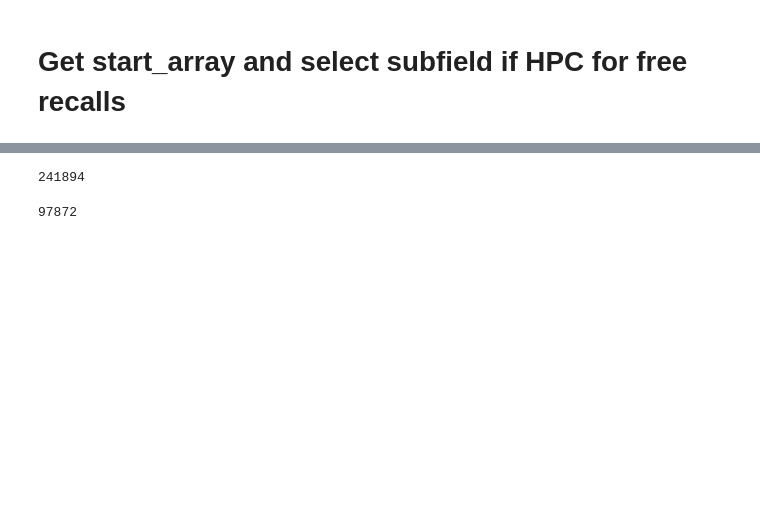
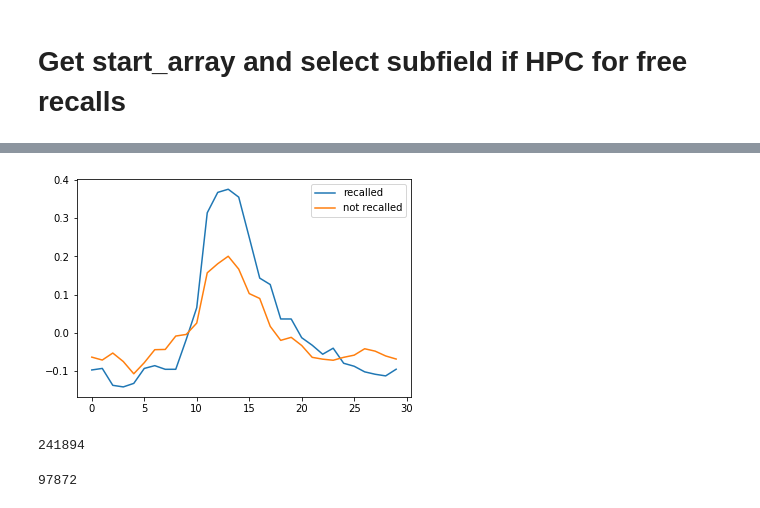
Before and after one commit to ebrahimfeghhi/ripple_memory, a Jupyter notebook: Ebrahim_SWRanalysisClustering-HFAencoding.ipynb, the cells around one changed output, grey strips where cells are left out. Saved outputs shown, nothing was run; the diff lists cells and outputs as text; code cells hidden in the pictures; blank space fills up the shorter version.

```diff
--- a/Ebrahim_SWRanalysisClustering-HFAencoding.ipynb
+++ b/Ebrahim_SWRanalysisClustering-HFAencoding.ipynb
@@ -494,3 +497,10 @@ Overall ripple rate: 0.243 Hz
+# %%
+plt.plot(np.mean(HFA_array_correct,axis=0), label='recalled')
+plt.plot(np.mean(HFA_array_incorrect,axis=0), label='not recalled')
+plt.legend()
+plt.show()
+# %% [output]
+[figure, added]
 # %%
 len(ripple_array)
 len(electrode_array)
```
Also changed, not shown: parts of 9 cells of this notebook, 44 other files.
